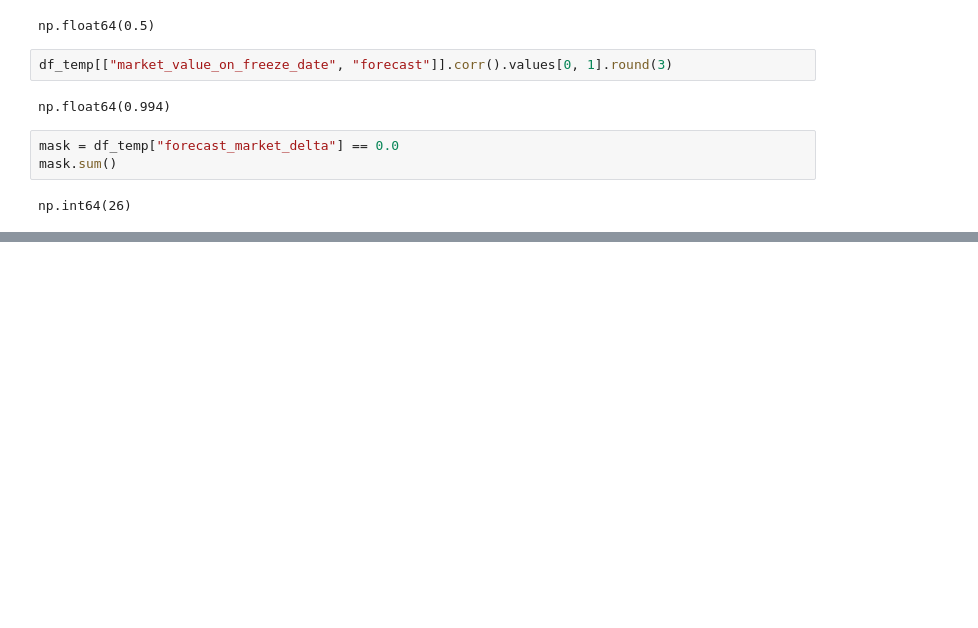
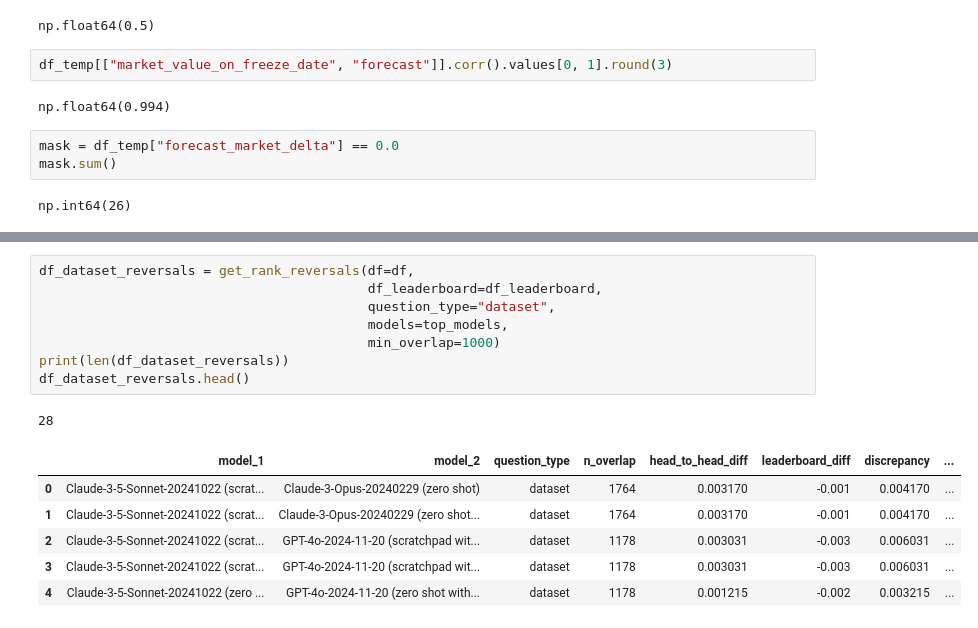
Before and after one commit to forecastingresearch/forecastbench-stability-analysis, a Jupyter notebook: notebooks/blog_post.ipynb, the cells around one changed output, grey strips where cells are left out. Saved outputs shown, nothing was run; the diff lists cells and outputs as text; blank space fills up the shorter version.

```diff
--- a/notebooks/blog_post.ipynb
+++ b/notebooks/blog_post.ipynb
@@ -55,0 +162,16 @@ np.int64(26)
+# %%
+df_dataset_reversals = get_rank_reversals(df=df,
+                                          df_leaderboard=df_leaderboard,
+                                          question_type="dataset",
+                                          models=top_models,
+                                          min_overlap=1000)
+print(len(df_dataset_reversals))
+df_dataset_reversals.head()
+# %% [output]
+28
+|  | model_1 | model_2 | question_type | n_overlap | head_to_head_diff | leaderboard_diff | discrepancy | ... |
+| 0 | Claude-3-5-Sonnet-20241022 (scrat... | Claude-3-Opus-20240229 (zero shot) | dataset | 1764 | 0.003170 | -0.001 | 0.004170 | ... |
+| 1 | Claude-3-5-Sonnet-20241022 (scrat... | Claude-3-Opus-20240229 (zero shot... | dataset | 1764 | 0.003170 | -0.001 | 0.004170 | ... |
+| 2 | Claude-3-5-Sonnet-20241022 (scrat... | GPT-4o-2024-11-20 (scratchpad wit... | dataset | 1178 | 0.003031 | -0.003 | 0.006031 | ... |
+| 3 | Claude-3-5-Sonnet-20241022 (scrat... | GPT-4o-2024-11-20 (scratchpad wit... | dataset | 1178 | 0.003031 | -0.003 | 0.006031 | ... |
+| 4 | Claude-3-5-Sonnet-20241022 (zero ... | GPT-4o-2024-11-20 (zero shot with... | dataset | 1178 | 0.001215 | -0.002 | 0.003215 | ... |
```
Also changed, not shown: parts of 9 cells of this notebook.
